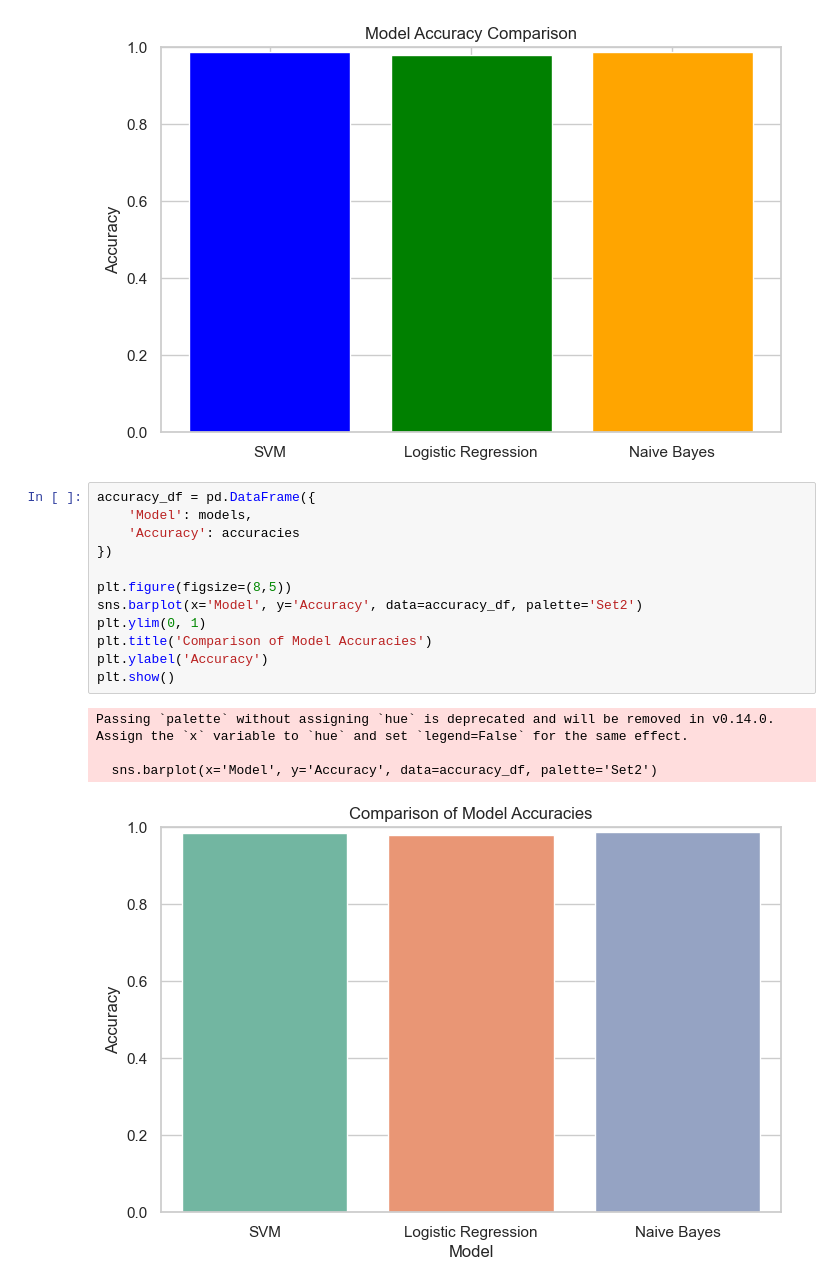
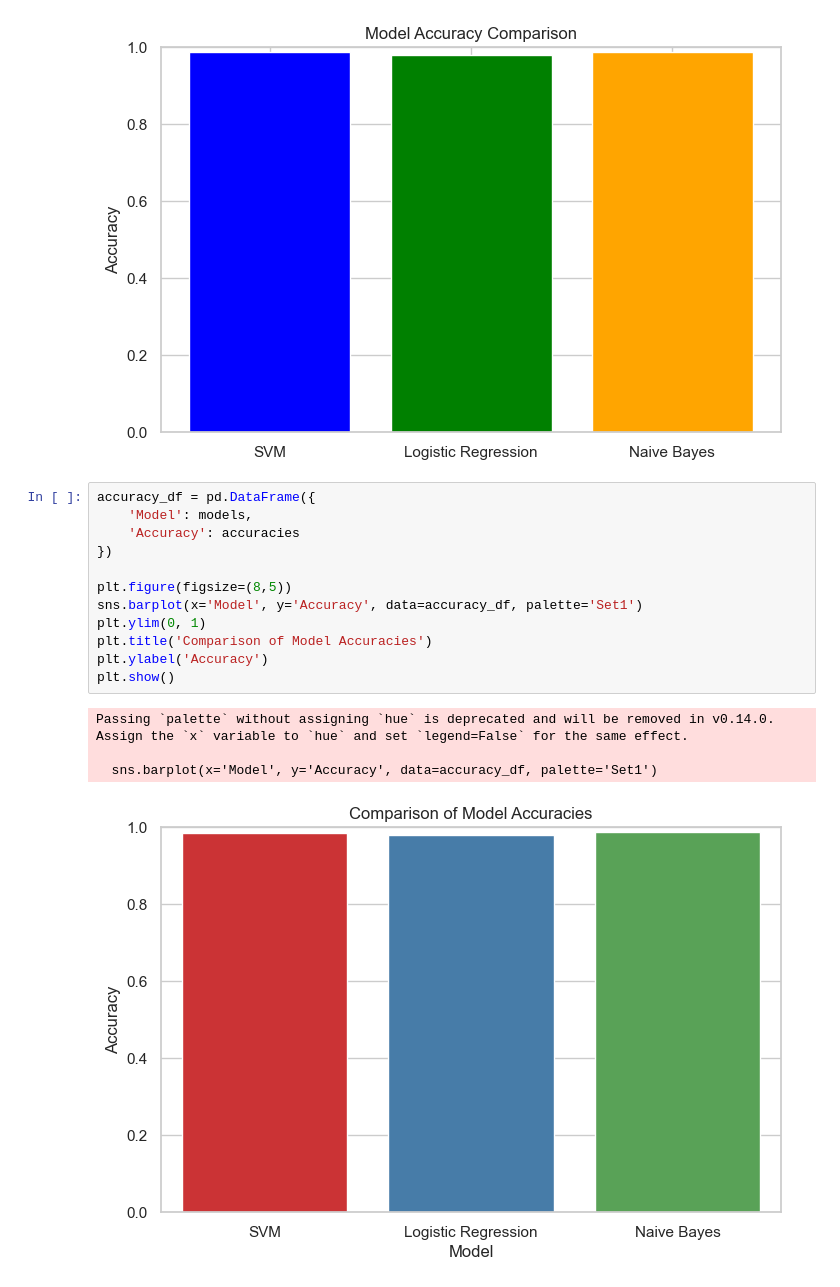
Before and after one commit to AssadRaza10/spam-mail-detector-ml, a Jupyter notebook: Text processing.ipynb, the cells around one changed output. Saved outputs shown, nothing was run; the diff lists cells and outputs as text.

```diff
--- a/Text processing.ipynb
+++ b/Text processing.ipynb
@@ -259,17 +259,17 @@ plt.show()
 # %%
 accuracy_df = pd.DataFrame({
     'Model': models,
     'Accuracy': accuracies
 })
 
 plt.figure(figsize=(8,5))
-sns.barplot(x='Model', y='Accuracy', data=accuracy_df, palette='Set2')
+sns.barplot(x='Model', y='Accuracy', data=accuracy_df, palette='Set1')
 plt.ylim(0, 1)
 plt.title('Comparison of Model Accuracies')
 plt.ylabel('Accuracy')
 plt.show()
 # %% [output]
 Passing `palette` without assigning `hue` is deprecated and will be removed in v0.14.0. Assign the `x` variable to `hue` and set `legend=False` for the same effect.
 
-  sns.barplot(x='Model', y='Accuracy', data=accuracy_df, palette='Set2')
+  sns.barplot(x='Model', y='Accuracy', data=accuracy_df, palette='Set1')
-[figure, old version]
+[figure, new version]
```
Also changed, not shown: parts of 2 cells of this notebook, 3 other files.
